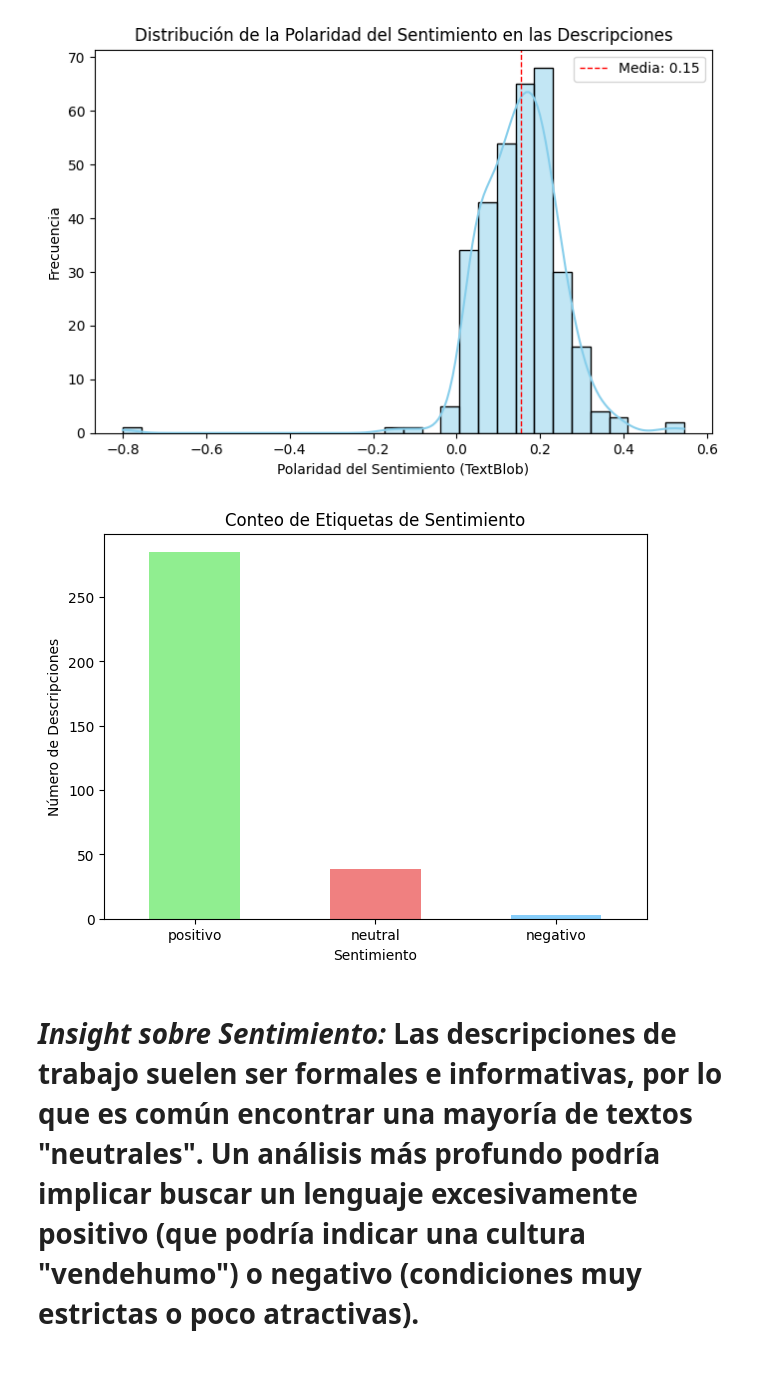
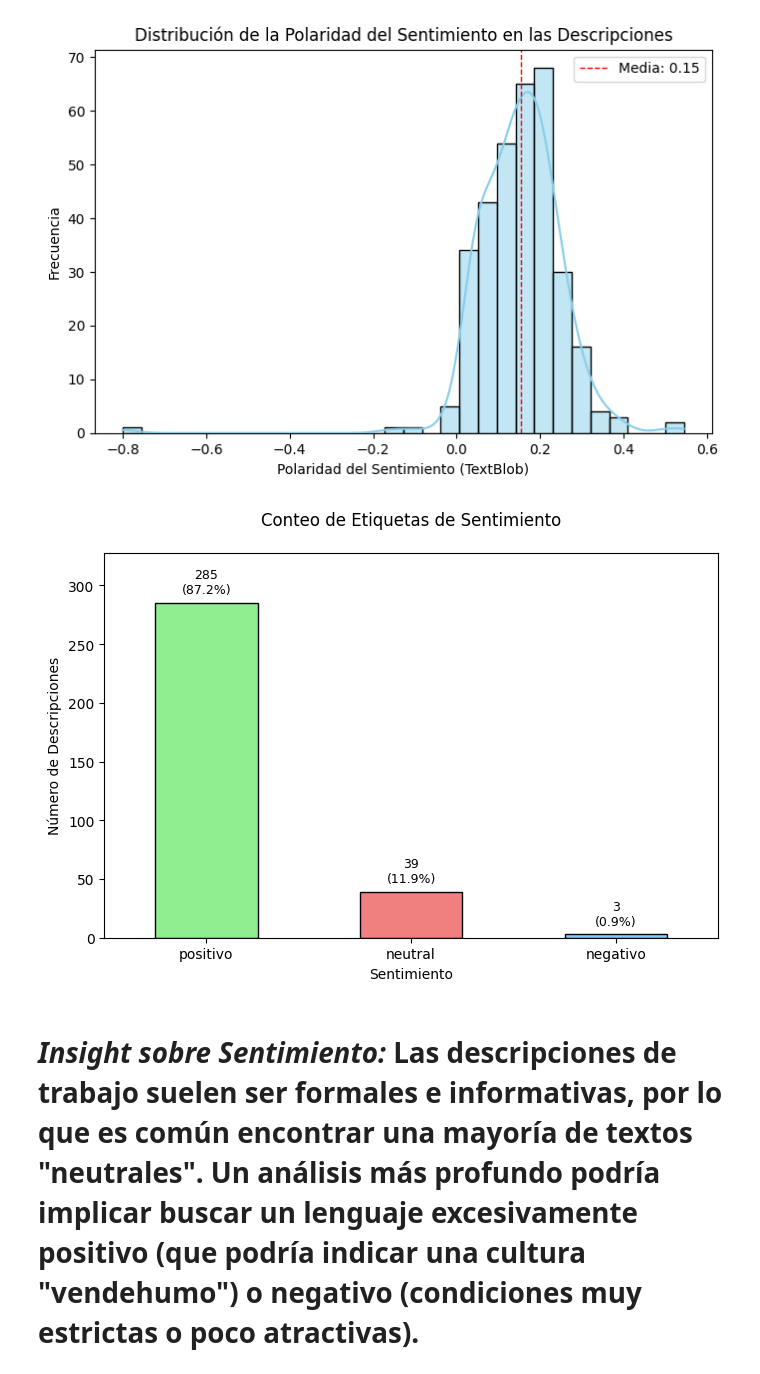
Before and after one commit to nueveonce/Etapa3DS, a Jupyter notebook: Etapa3.ipynb, the cells around one changed output. Cells and saved outputs as stored; diff of their text form; code cells hidden in the pictures.

```diff
--- a/Etapa3.ipynb
+++ b/Etapa3.ipynb
@@ -507,16 +507,40 @@ neutral     11.926606
 negativo     0.917431
 Name: proportion, dtype: float64
 [figure]
-# %%
-plt.figure(figsize=(7, 5))
-df['sentimiento_label'].value_counts().plot(kind='bar', color=['lightgreen', 'lightcoral', 'lightskyblue'])
-plt.title('Conteo de Etiquetas de Sentimiento')
-plt.xlabel('Sentimiento')
-plt.ylabel('Número de Descripciones')
-plt.xticks(rotation=0)
-plt.show()
-# %% [output]
-[figure, removed]
+# %%
+plt.figure(figsize=(7, 5))
+ax = df['sentimiento_label'].value_counts().plot(kind='bar',
+                                              color=['lightgreen', 'lightcoral', 'lightskyblue'],
+                                              edgecolor='black')
+
+plt.title('Conteo de Etiquetas de Sentimiento', pad=20)
+plt.xlabel('Sentimiento')
+plt.ylabel('Número de Descripciones')
+plt.xticks(rotation=0)
+
+# Calcular valores absolutos y porcentuales
+total = len(df)
+counts = df['sentimiento_label'].value_counts()
+percentages = (counts / total) * 100
+
+# Añadir etiquetas encima de cada barra
+for i, (count, percentage) in enumerate(zip(counts, percentages)):
+    # Posicionar el texto ligeramente por encima de la barra
+    ax.text(i, count + 0.02*max(counts),
+            f"{count}\n({percentage:.1f}%)",
+            ha='center',
+            va='bottom',
+            fontsize=9,
+            linespacing=1.2)
+
+# Ajustar los límites del eje y para dar espacio a las etiquetas
+plt.ylim(0, max(counts) * 1.15)
+
+# Mostrar el gráfico con mejor espaciado
+plt.tight_layout()
+plt.show()
+# %% [output]
+[figure, added]
 # %% [markdown]
 # *Insight sobre Sentimiento:* Las descripciones de trabajo suelen ser formales e informativas, por lo que es común encontrar una mayoría de textos "neutrales". Un análisis más profundo podría implicar buscar un lenguaje excesivamente positivo (que podría indicar una cultura "vendehumo") o negativo (condiciones muy estrictas o poco atractivas).
 # %% [markdown]
```
